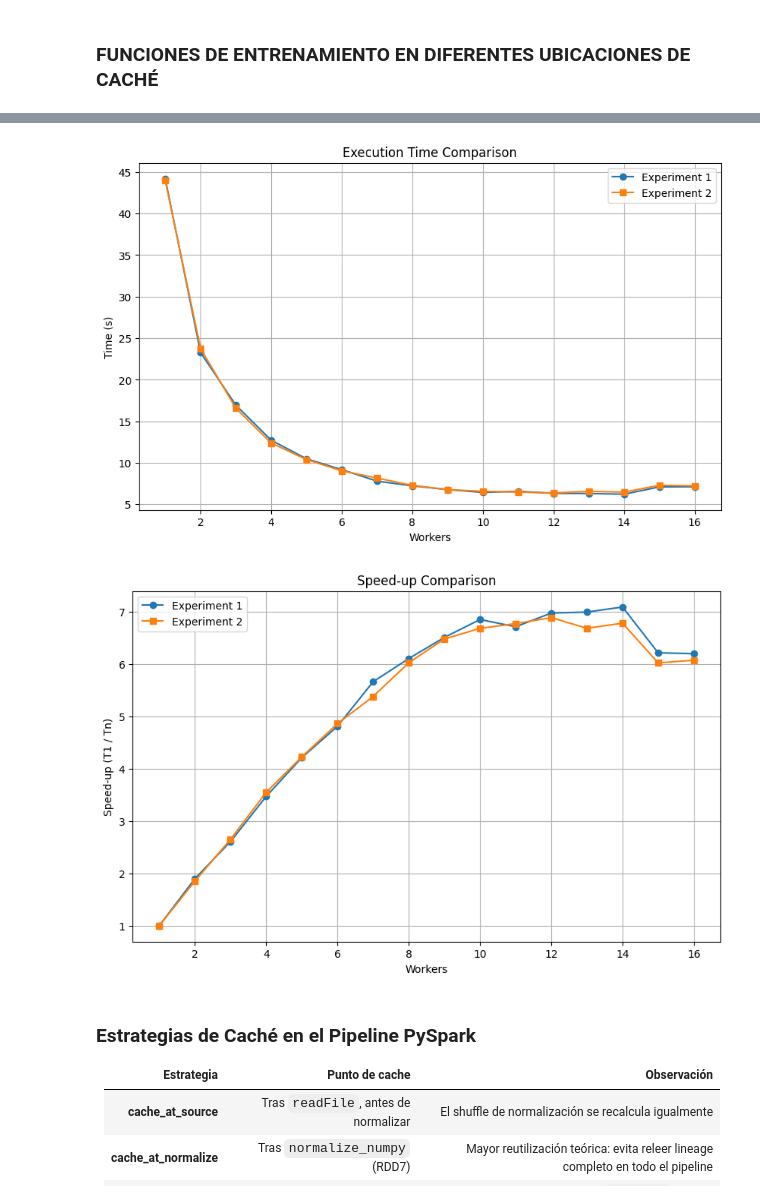
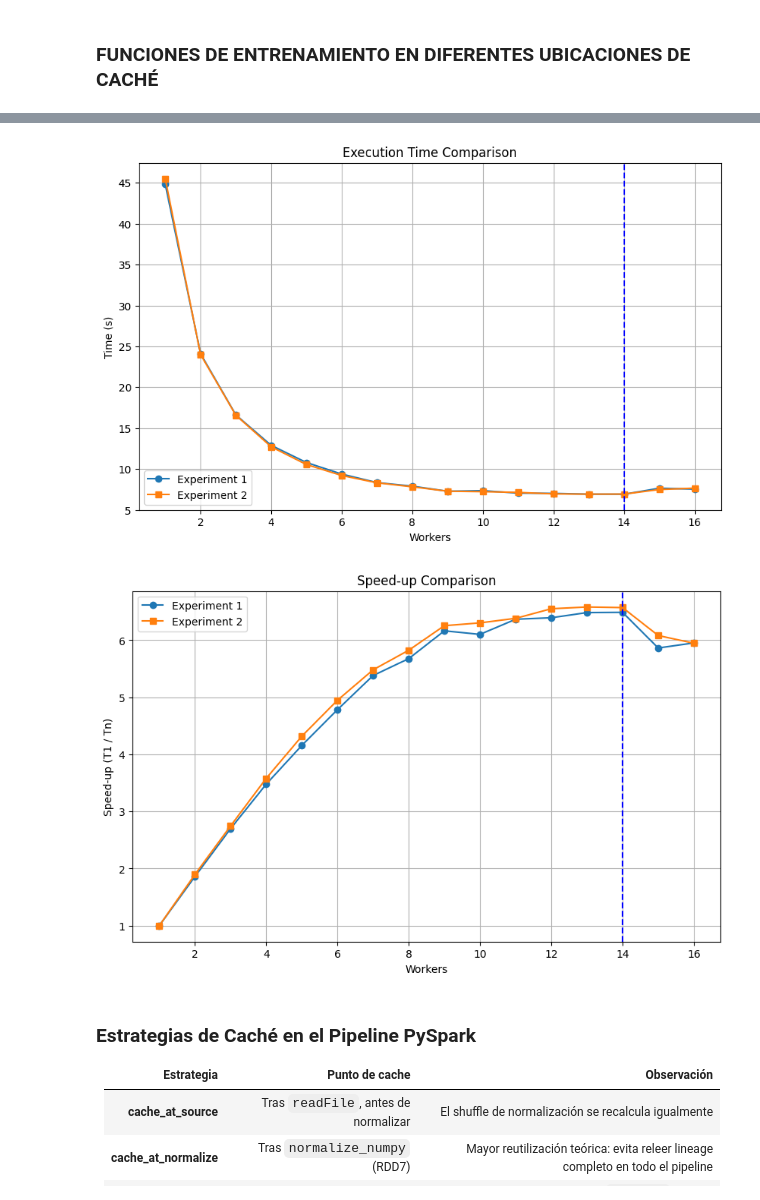
Before and after one commit to kzzazzk/ogvd_spark, a Jupyter notebook: Notebooks/ejercicio3_refactored.ipynb, the cells around one changed output, grey strips where cells are left out. Drawn from its saved outputs; the diff is of its cells as text; code cells hidden in the pictures.

```diff
--- a/Notebooks/ejercicio3_refactored.ipynb
+++ b/Notebooks/ejercicio3_refactored.ipynb
@@ -812,7 +706,7 @@ for i in range(0,7):
     print(f"FASE {i}")
     sc = SparkContext(f"local[8]", f"Prueba_{i}")
     t0 = perf_counter()
-    data=readFile("./botnet_tot_syn_l.csv").repartition(8)
+    data=readFile("./botnet_tot_syn_l.csv").repartition(14)
     if(i==0):
         data.cache()
     data = normalize_numpy(data)
@@ -983,33 +888,35 @@ plt.xlabel("Workers")
 plt.ylabel("Time (s)")
 plt.title("Execution Time Comparison")
 plt.grid(True)
+plt.axvline(x=logical_cores, color='b', linestyle='--', label=f'Hilos ({logical_cores})')
 plt.legend(["Experiment 1", "Experiment 2"])
 plt.show()
 # %% [output]
-[figure, old version]
+[figure, new version]
 # %%
 workers1 = sorted(result.keys())
 workers2 = sorted(result2.keys())
 
 t1_res1 = result[1]
 t1_res2 = result2[1]
 
 speedup1 = [t1_res1 / result[w] for w in workers1]
 speedup2 = [t1_res2 / result2[w] for w in workers2]
 
 plt.figure(figsize=(10, 6))
 
 plt.plot(workers1, speedup1, marker='o')
 plt.plot(workers2, speedup2, marker='s')
 
 plt.xlabel("Workers")
 plt.ylabel("Speed-up (T1 / Tn)")
 plt.title("Speed-up Comparison")
 plt.grid(True)
+plt.axvline(x=logical_cores, color='b', linestyle='--', label=f'Hilos ({logical_cores})')
 plt.legend(["Experiment 1", "Experiment 2"])
 plt.show()
 # %% [output]
-[figure, old version]
+[figure, new version]
 # %%
 sc.stop()
 # %% [markdown]
```
Also changed, not shown: parts of 30 cells of this notebook.
